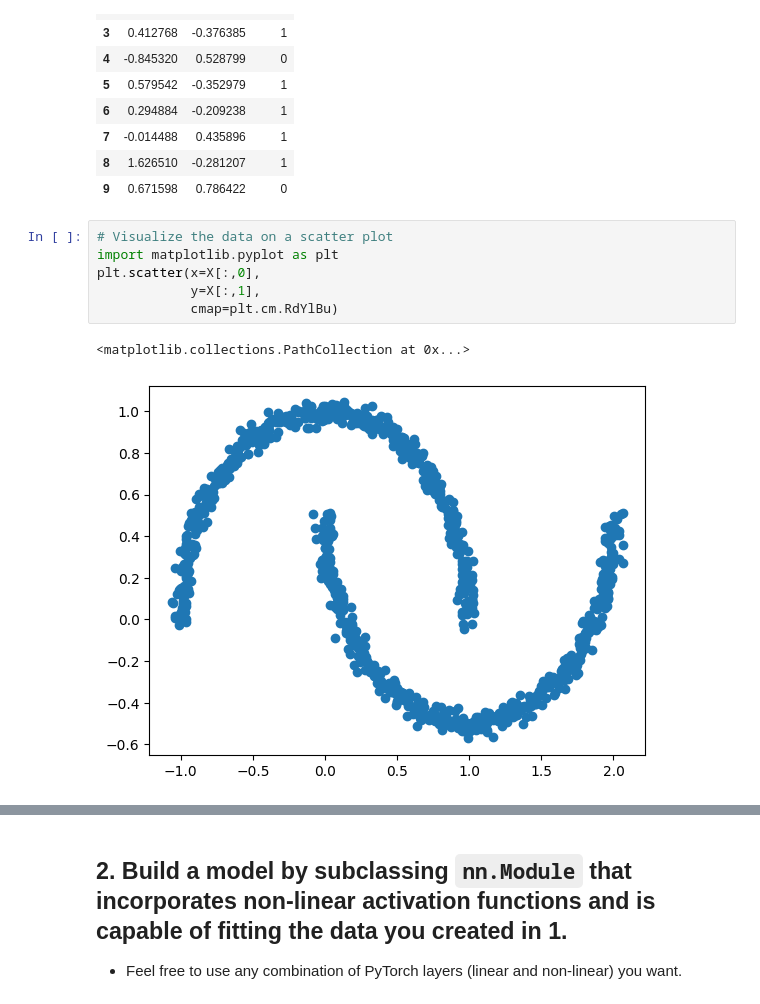
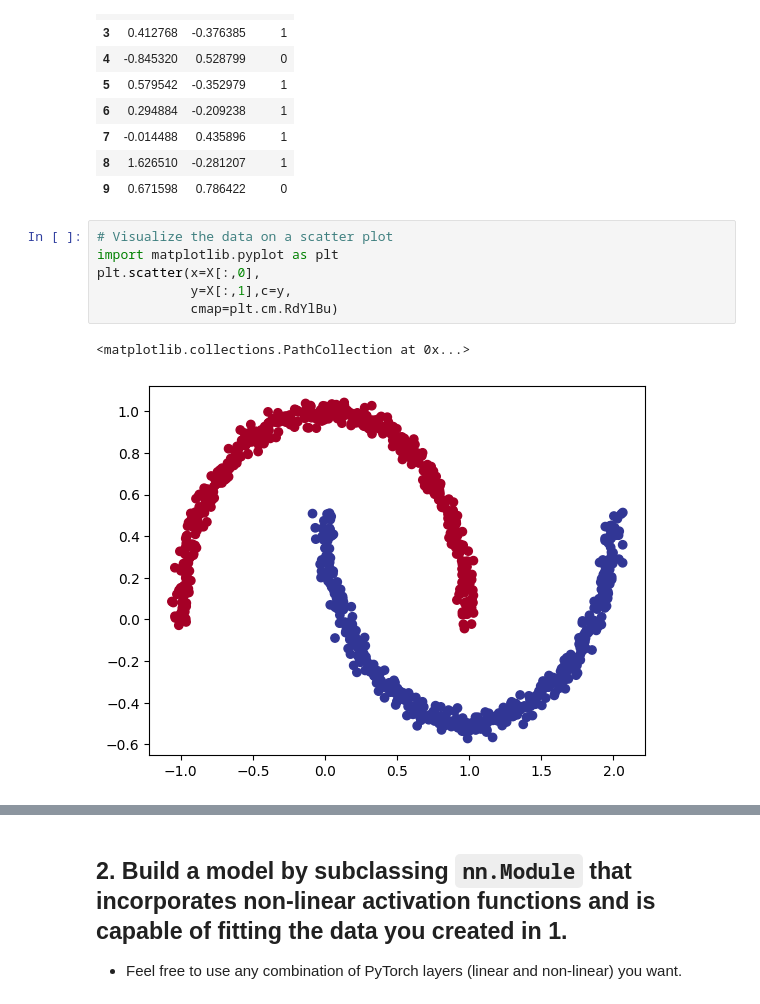
Before and after one commit to Manav010203/Quiz, a Jupyter notebook: extras/exercises/02_pytorch_classification_exercises.ipynb, the cells around one changed output, grey strips where cells are left out. Saved outputs shown, nothing was run; the diff lists cells and outputs as text.

```diff
--- a/extras/exercises/02_pytorch_classification_exercises.ipynb
+++ b/extras/exercises/02_pytorch_classification_exercises.ipynb
@@ -70,12 +70,12 @@ Moons.head(10)
 # %%
 # Visualize the data on a scatter plot
 import matplotlib.pyplot as plt
 plt.scatter(x=X[:,0],
-            y=X[:,1],
+            y=X[:,1],c=y,
             cmap=plt.cm.RdYlBu)
 # %% [output]
 <matplotlib.collections.PathCollection at 0x...>
-[figure, old version]
+[figure, new version]
 # %%
 # Turn data into tensors of dtype float
 X = torch.from_numpy(X).type(torch.float)
```
Also changed, not shown: parts of 11 cells of this notebook.
